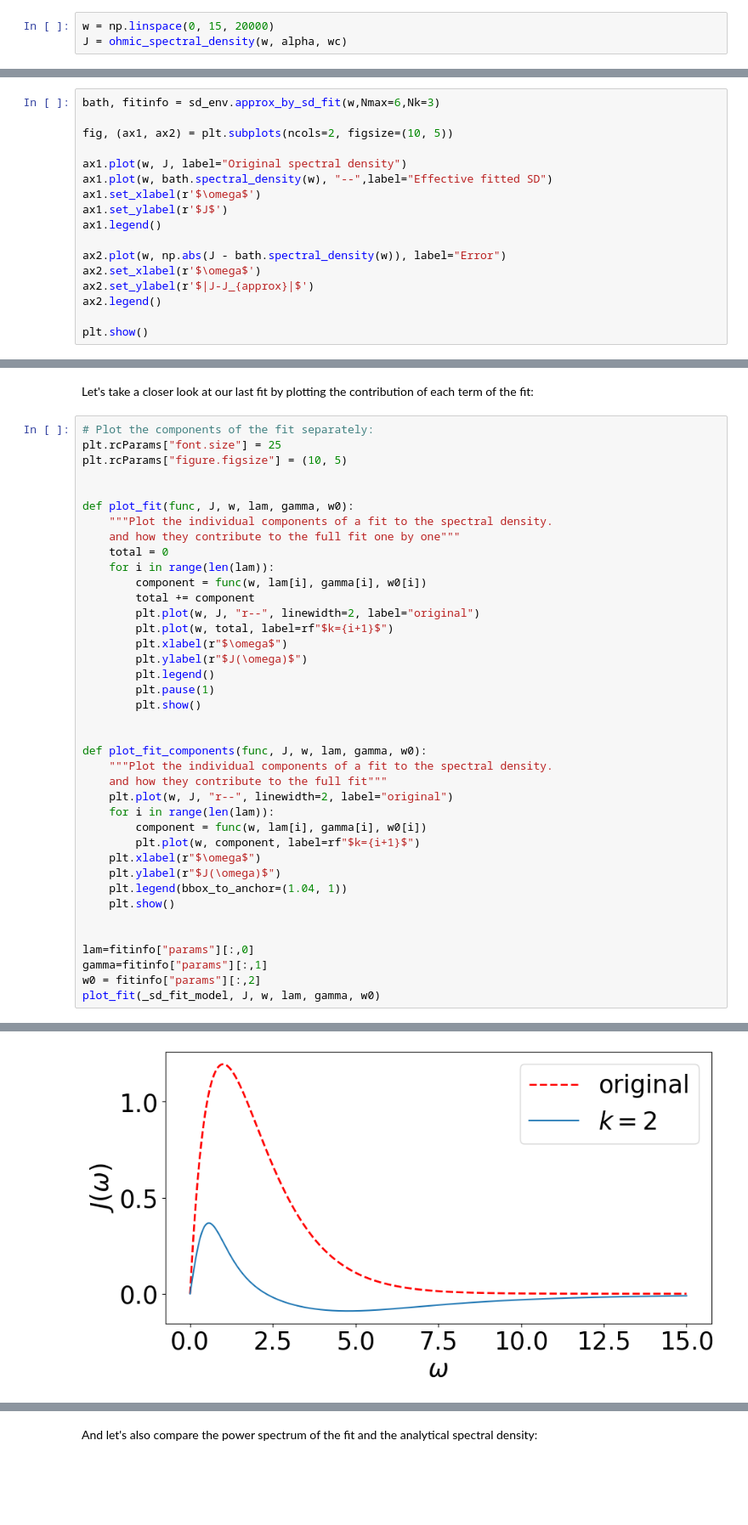
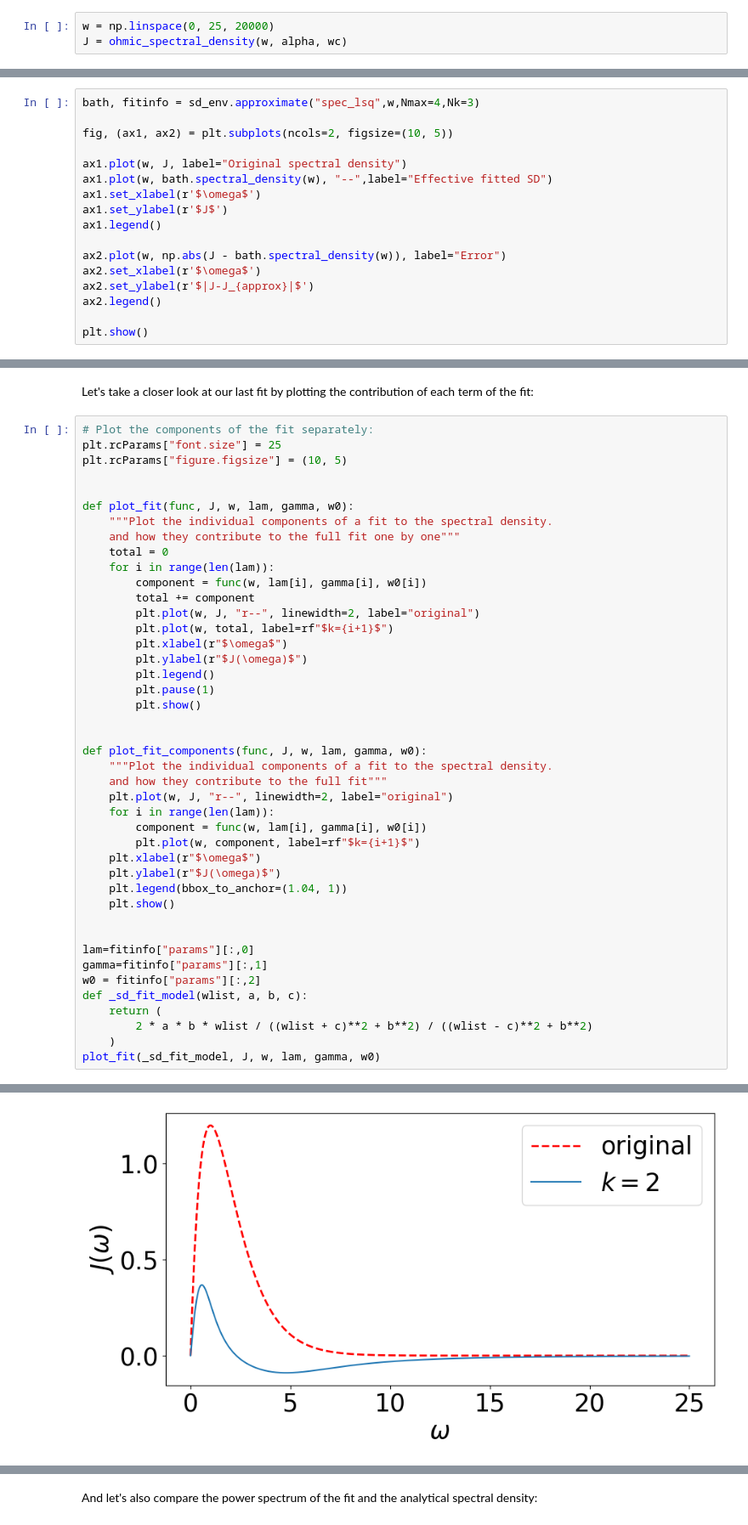
Before and after one commit to qutip/qutip-tutorials, a Jupyter notebook: tutorials-v5/heom/heom-1d-spin-bath-model-ohmic-fitting.ipynb, the cells around one changed output, grey strips where cells are left out. Shown at 85% size. Cells and saved outputs as stored; diff of their text form; blank space fills up the shorter version.

```diff
--- a/tutorials-v5/heom/heom-1d-spin-bath-model-ohmic-fitting.ipynb
+++ b/tutorials-v5/heom/heom-1d-spin-bath-model-ohmic-fitting.ipynb
@@ -166,7 +160,7 @@ where $a, b$ and $c$ are the fit parameters and each is a vector of length $k$.
 # %% [markdown]
 With the spectral density approximation $J_{\mathrm approx}(w; a, b, c)$ implemented above, we can now perform the fit and examine the results. This can be done quickly using the `SpectralFitter` class, which takes the target spectral density as an array and fits it to the series of **k** underdamped harmonic oscillators with the Meier-Tannor form
 # %%
-w = np.linspace(0, 15, 20000)
+w = np.linspace(0, 25, 20000)
 J = ohmic_spectral_density(w, alpha, wc)
 # %% [markdown]
 The `BosonicEnviroment` class has special construtors that can be used to
@@ -322,7 +314,7 @@ plt.show()
 # %% [markdown]
 Here we see a surprisingly large discrepancy in our approximated or effective spectral density. This happens because we are not using enough exponentials from each of the underdamped modes to have an appropiate fit. All modes have the same number of exponents, when not specified it defaults to $1$ which is not enough to model a bath with the temperature considered, let us repeat this with a higher number of exponents.
 # %%
-bath, fitinfo = sd_env.approx_by_sd_fit(w,Nmax=6,Nk=3)
+bath, fitinfo = sd_env.approximate("spec_lsq",w,Nmax=4,Nk=3)
 
 fig, (ax1, ax2) = plt.subplots(ncols=2, figsize=(10, 5))
 
@@ -382,5 +374,9 @@ def plot_fit_components(func, J, w, lam, gamma, w0):
 lam=fitinfo["params"][:,0]
 gamma=fitinfo["params"][:,1]
 w0 = fitinfo["params"][:,2]
+def _sd_fit_model(wlist, a, b, c):
+    return (
+        2 * a * b * wlist / ((wlist + c)**2 + b**2) / ((wlist - c)**2 + b**2)
+    )
 plot_fit(_sd_fit_model, J, w, lam, gamma, w0)
 # %% [output]
@@ -388 +384 @@ plot_fit(_sd_fit_model, J, w, lam, gamma, w0)
-[figure, old version]
+[figure, new version]
```
Also changed, not shown: parts of 50 cells of this notebook, 13 other files.
